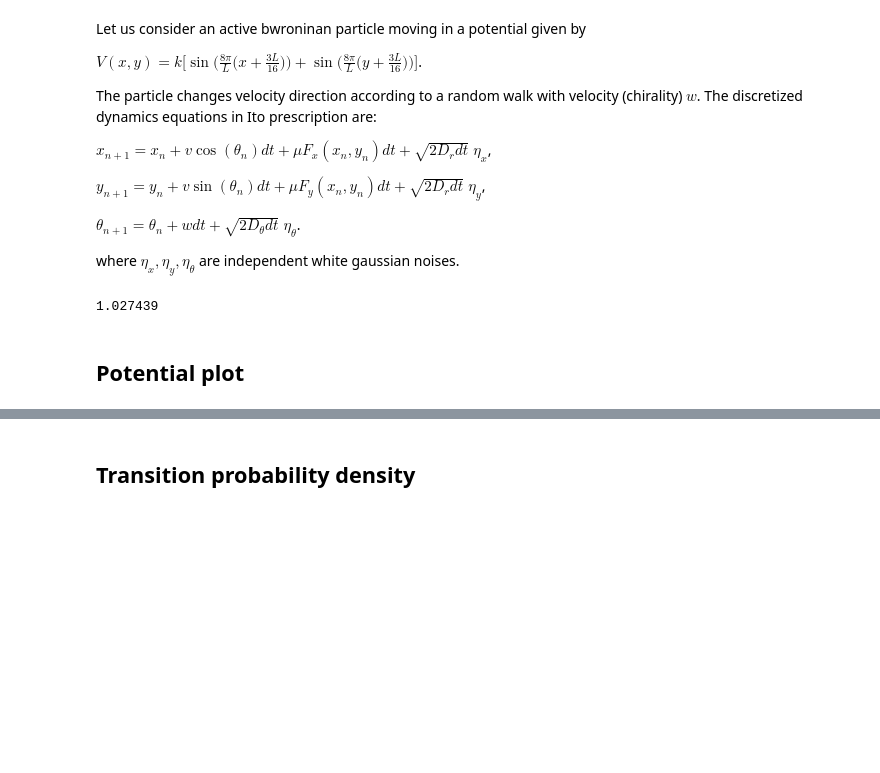
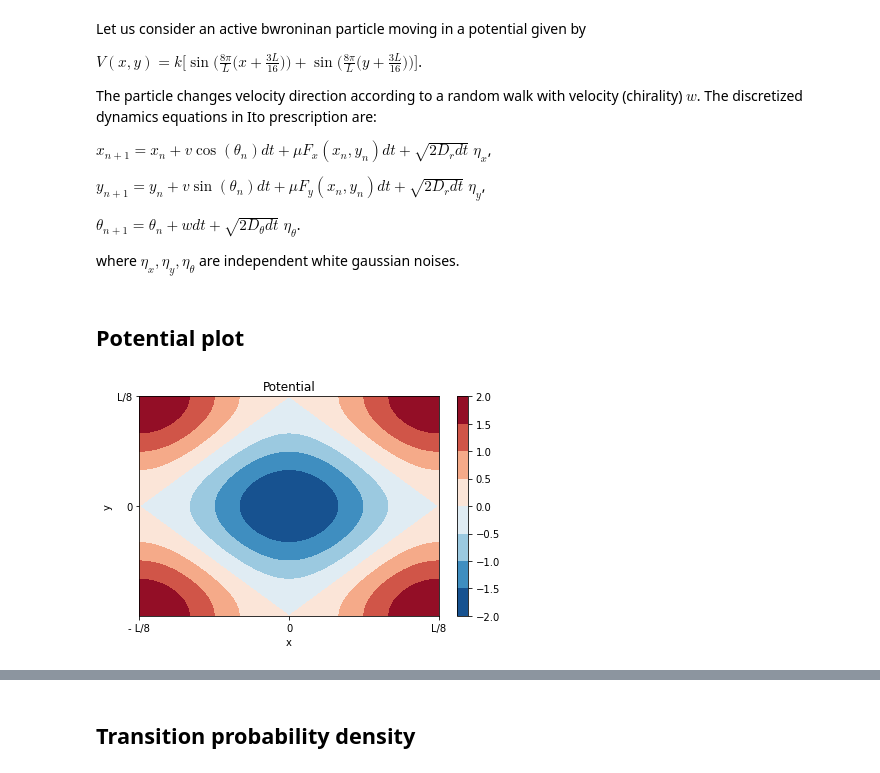
Before and after one commit to abassi98/Active-Brownian-Particles, a Jupyter notebook: src/main.ipynb, the cells around one changed output, grey strips where cells are left out. Saved outputs shown, nothing was run; the diff lists cells and outputs as text; code cells hidden in the pictures; blank space fills up the shorter version.

```diff
--- a/src/main.ipynb
+++ b/src/main.ipynb
@@ -44,30 +43,3 @@ $y_{n+1} = y_n + v \sin(\theta_n) dt + \mu F_y(x_n,y_n)dt +\sqrt{2D_rdt} \; \eta
 $ \theta_{n+1} = \theta_n + wdt + \sqrt{2D_{\theta}dt} \; \eta_{\theta}$. <br>
 
 where $\eta_x, \eta_y, \eta_{\theta}$ are independent white gaussian noises. <br>
-# %%
-# Define trail parameters
-dt = 0.00001
-D_r = 1.0
-k = 1.0
-L = 1.0
-mu = 1.0
-w = 0.0
-
-# Numbers
-pe = 0.0
-l_star = 1.0
-
-# Other parameters
-v_max = 8*math.pi*k*mu/L
-v = pe*v_max
-D_theta = pe*v_max*v_max/(D_r*l_star)
-
-# Define reactant and target region
-reactant = region(x=-L/16,y=-L/16,radius=L/40.0)
-target = region(x=L/16,y=L/16,radius=L/40.0)
-
-particle = ABP_2d(reactant,target, num_steps = 10**7, dt=1e-5, v=pe*v_max, D_r=D_r, D_theta=D_theta, k=k, L=L, mu=mu, w=w)
-
-particle.dynamics(track_in_reactant=False, track_in_target=False, track_reactive_path=True, track_transition_path=True)
-# %% [output]
-1.027439
@@ -89,31 +48,35 @@ y_dyn = y_dyn[reactive_path]
 # %%
 ### Contour plot of potential
 # Define potential function
+L = 1.0
+k=1.0
 def potential(x, y):
     return k*(np.sin(8*math.pi*(x +3./16.*L)/L) + np.sin(8*math.pi*(y+3./16.*L)/L))
 
 # Mesh grid
 x = np.linspace(-L/8, L/8, 1000)
 y = np.linspace(-L/8, L/8, 1000)
 xx, yy = np.meshgrid(x, y)
 
 # Potential
 zz = potential(xx,yy)
 
 # Plot
-cf = plt.contourf(xx,yy, zz, cmap ="RdBu")
+cf = plt.contourf(xx,yy, zz, cmap="RdBu_r")
 plt.colorbar()
 
 # Rendering
 plt.title("Potential")
 plt.xlabel("x")
 plt.ylabel("y")
 x_ticks = [-L/8, 0, L/8 ]
 x_labels = ["- L/8","0", "L/8" ]
 y_ticks = [0, L/8]
 y_labels = ["0", "L/8"]
 plt.xticks(x_ticks, x_labels)
 plt.yticks(y_ticks, y_labels)
 #plt.legend()
 plt.tight_layout()
 plt.savefig("potential.png")
+# %% [output]
+[figure, added]
```
Also changed, not shown: parts of 14 cells of this notebook, 2 other files.
